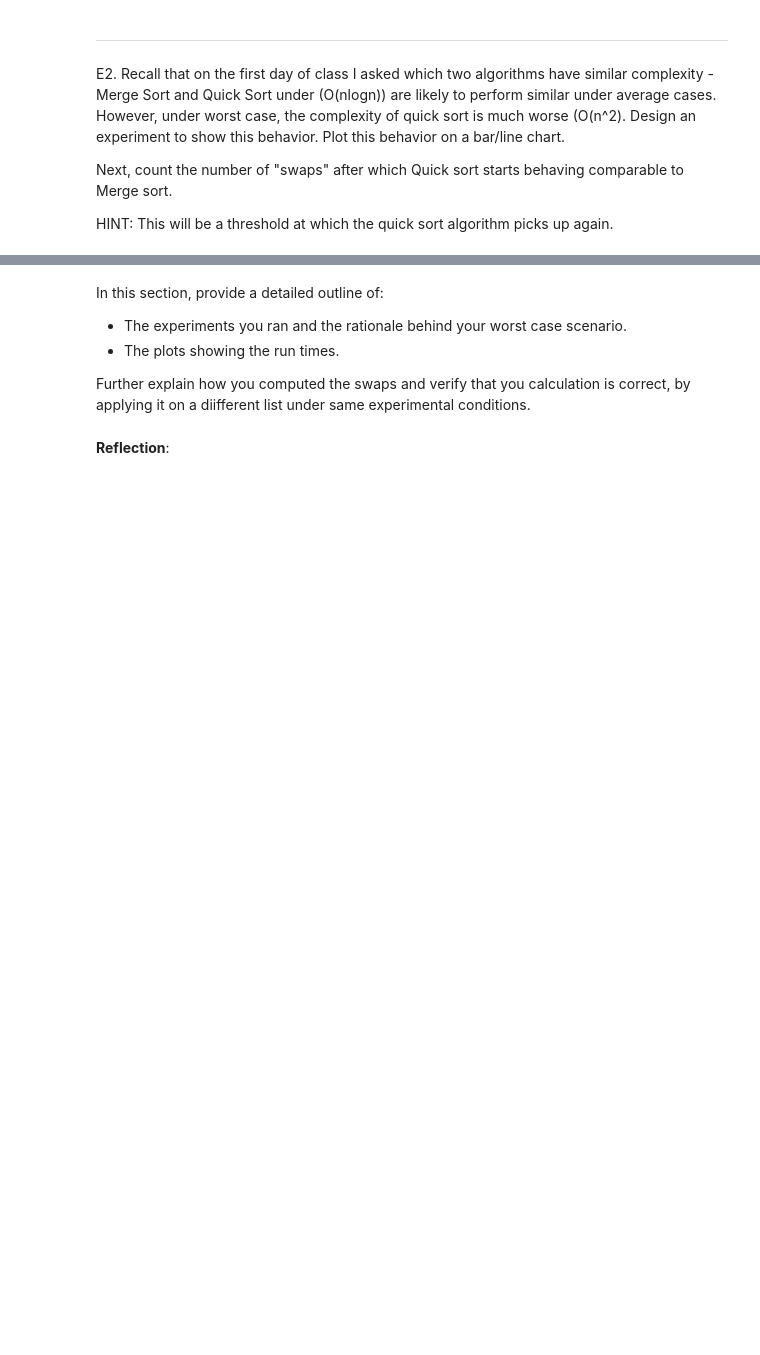
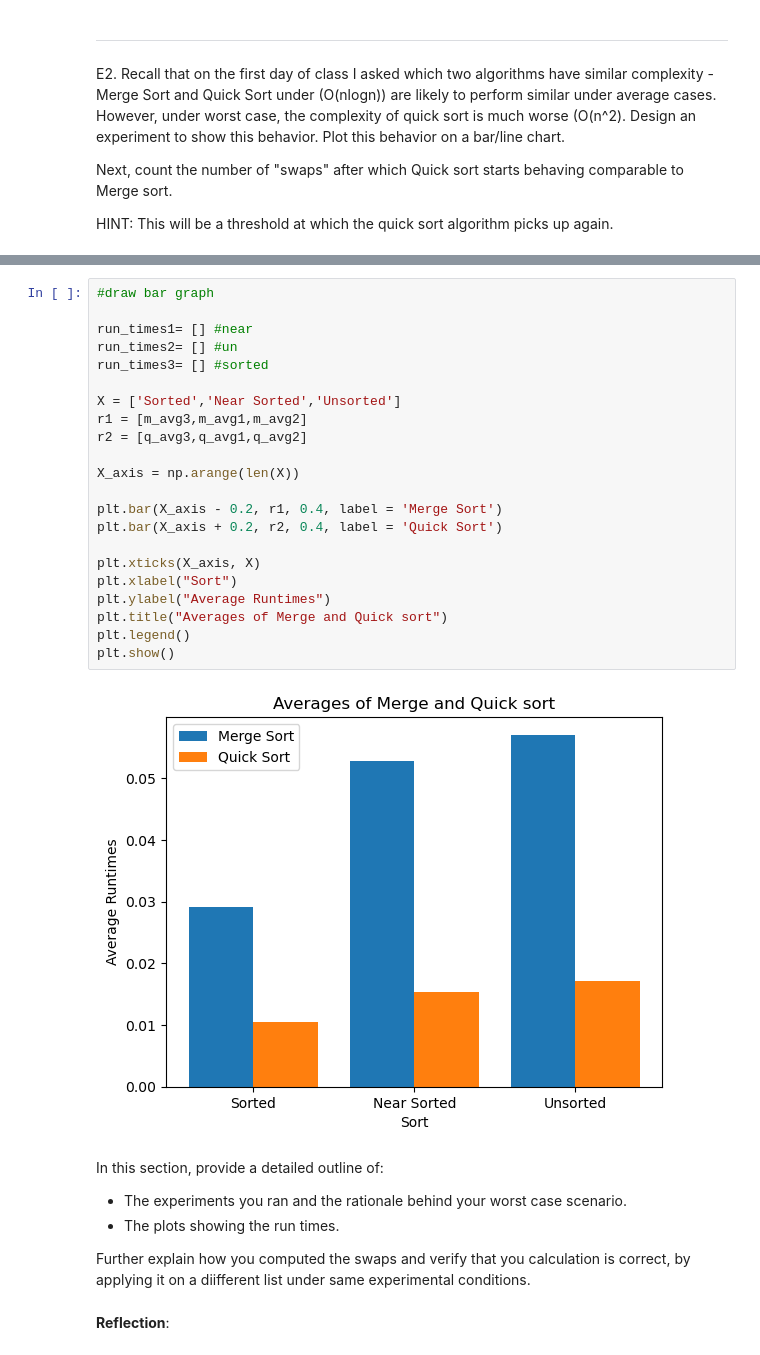
Before and after one commit to saboorah/CS2XC3, a Jupyter notebook: Lab_II.ipynb, the cells around one changed output, grey strips where cells are left out. Drawn from its saved outputs; the diff is of its cells as text; blank space fills up the shorter version.

```diff
--- a/Lab_II.ipynb
+++ b/Lab_II.ipynb
@@ -2079,3 +2199,27 @@ HINT: This will be a threshold at which the quick sort algorithm picks up again.
+# %%
+#draw bar graph
+
+run_times1= [] #near
+run_times2= [] #un
+run_times3= [] #sorted
+
+X = ['Sorted','Near Sorted','Unsorted']
+r1 = [m_avg3,m_avg1,m_avg2]
+r2 = [q_avg3,q_avg1,q_avg2]
+
+X_axis = np.arange(len(X))
+
+plt.bar(X_axis - 0.2, r1, 0.4, label = 'Merge Sort')
+plt.bar(X_axis + 0.2, r2, 0.4, label = 'Quick Sort')
+
+plt.xticks(X_axis, X)
+plt.xlabel("Sort")
+plt.ylabel("Average Runtimes")
+plt.title("Averages of Merge and Quick sort")
+plt.legend()
+plt.show()
+# %% [output]
+[figure, added]
 # %% [markdown]
 In this section, provide a detailed outline of:
 - The experiments you ran and the rationale behind your worst case scenario.
```
Also changed, not shown: parts of 4 cells of this notebook.
